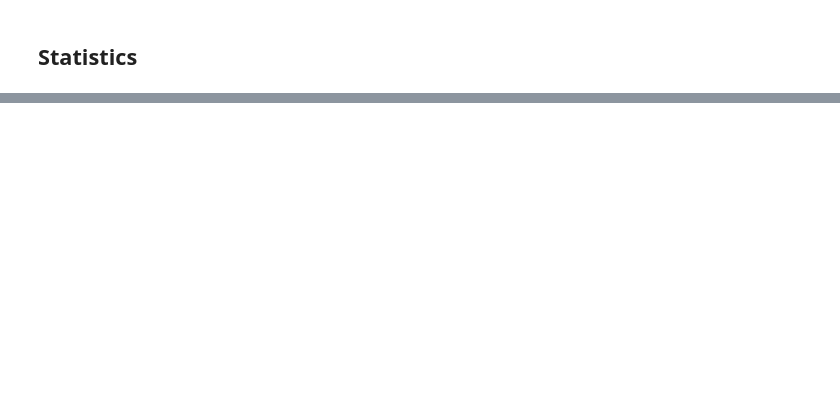
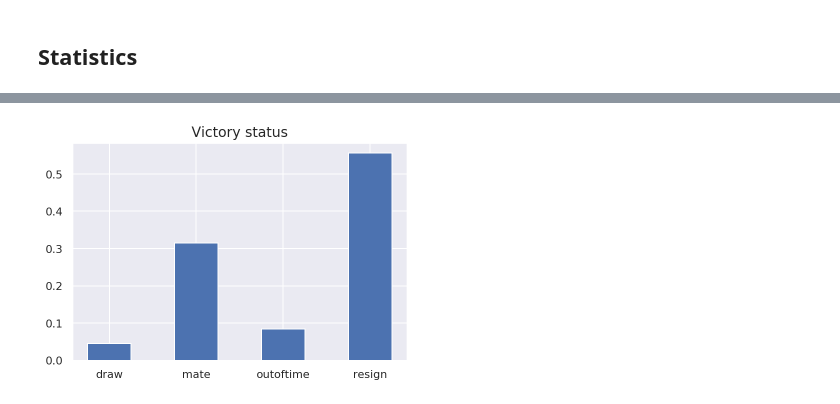
Before and after one commit to alexandru-dinu/chess, a Jupyter notebook: main.ipynb, the cells around one changed output, grey strips where cells are left out. Saved outputs shown, nothing was run; the diff lists cells and outputs as text; code cells hidden in the pictures; blank space fills up the shorter version.

```diff
--- a/main.ipynb
+++ b/main.ipynb
@@ -57,0 +49,10 @@ Board('2kr2r1/1ppb1Q2/4P3/p7/3P4/8/6qP/5RK1 w - - 0 27')
+# %%
+d = df['victory_status']
+uq = np.unique(d)
+xs = [len(d[d == x])/len(d) for x in uq]
+
+plt.bar(uq, xs, width=0.5)
+plt.title('Victory status', fontsize=14)
+pass
+# %% [output]
+[figure, added]
```
Also changed, not shown: parts of 7 cells of this notebook.
